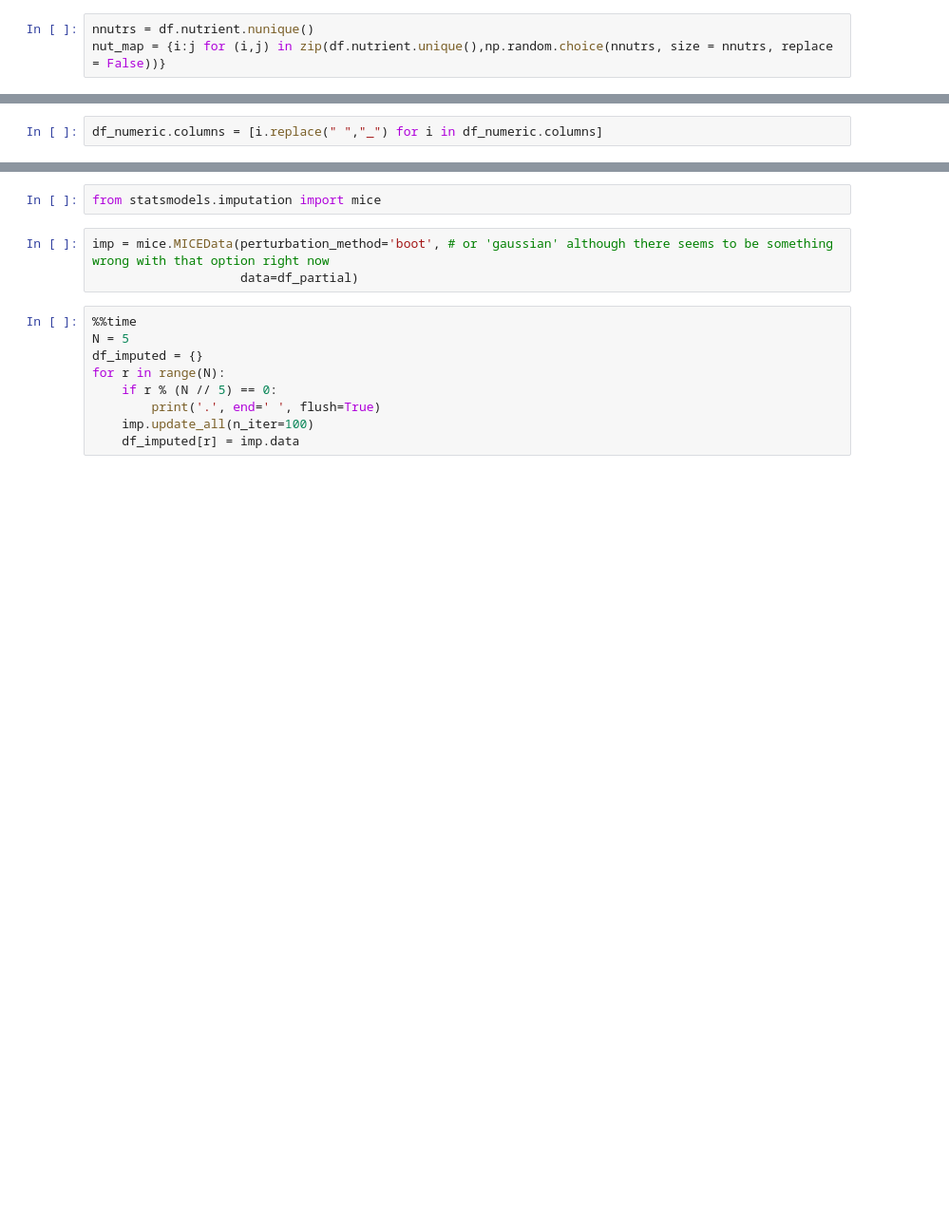
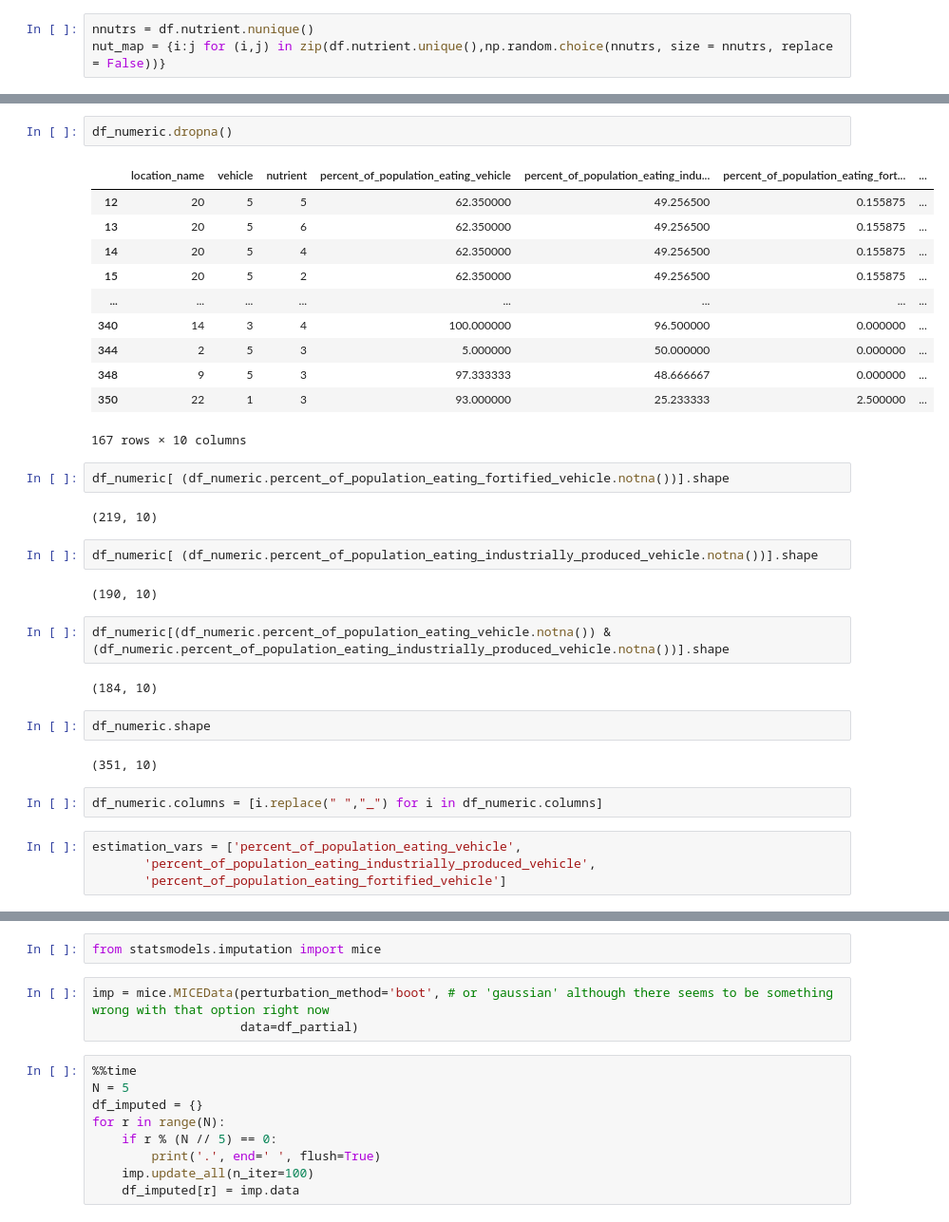
Before and after one commit to ihmeuw/vivarium_research_lsff, a Jupyter notebook: data_prep/gen_outputs/MICE/2021_03_04_MICE_setup_lsff_population_coverage.ipynb, the cells around one changed output, grey strips where cells are left out. Shown at 95% size. Cells and saved outputs as stored; diff of their text form; blank space fills up the shorter version.

```diff
--- a/data_prep/gen_outputs/MICE/2021_03_04_MICE_setup_lsff_population_coverage.ipynb
+++ b/data_prep/gen_outputs/MICE/2021_03_04_MICE_setup_lsff_population_coverage.ipynb
@@ -44,3 +95,37 @@ df_numeric.head()
+# %%
+df_numeric.dropna()
+# %% [output]
+|  | location_name | vehicle | nutrient | percent_of_population_eating_vehicle | percent_of_population_eating_indu... | percent_of_population_eating_fort... | ... |
+| 12 | 20 | 5 | 5 | 62.350000 | 49.256500 | 0.155875 | ... |
+| 13 | 20 | 5 | 6 | 62.350000 | 49.256500 | 0.155875 | ... |
+| 14 | 20 | 5 | 4 | 62.350000 | 49.256500 | 0.155875 | ... |
+| 15 | 20 | 5 | 2 | 62.350000 | 49.256500 | 0.155875 | ... |
+| ... | ... | ... | ... | ... | ... | ... | ... |
+| 340 | 14 | 3 | 4 | 100.000000 | 96.500000 | 0.000000 | ... |
+| 344 | 2 | 5 | 3 | 5.000000 | 50.000000 | 0.000000 | ... |
+| 348 | 9 | 5 | 3 | 97.333333 | 48.666667 | 0.000000 | ... |
+| 350 | 22 | 1 | 3 | 93.000000 | 25.233333 | 2.500000 | ... |
+167 rows × 10 columns
+# %%
+df_numeric[ (df_numeric.percent_of_population_eating_fortified_vehicle.notna())].shape
+# %% [output]
+(219, 10)
+# %%
+df_numeric[ (df_numeric.percent_of_population_eating_industrially_produced_vehicle.notna())].shape
+# %% [output]
+(190, 10)
+# %%
+df_numeric[(df_numeric.percent_of_population_eating_vehicle.notna()) & (df_numeric.percent_of_population_eating_industrially_produced_vehicle.notna())].shape
+# %% [output]
+(184, 10)
+# %%
+df_numeric.shape
+# %% [output]
+(351, 10)
 # %%
 df_numeric.columns = [i.replace(" ","_") for i in df_numeric.columns]
+# %%
+estimation_vars = ['percent_of_population_eating_vehicle',
+       'percent_of_population_eating_industrially_produced_vehicle',
+       'percent_of_population_eating_fortified_vehicle']
 # %%
```
Also changed, not shown: parts of 22 cells of this notebook, 12 other files.
